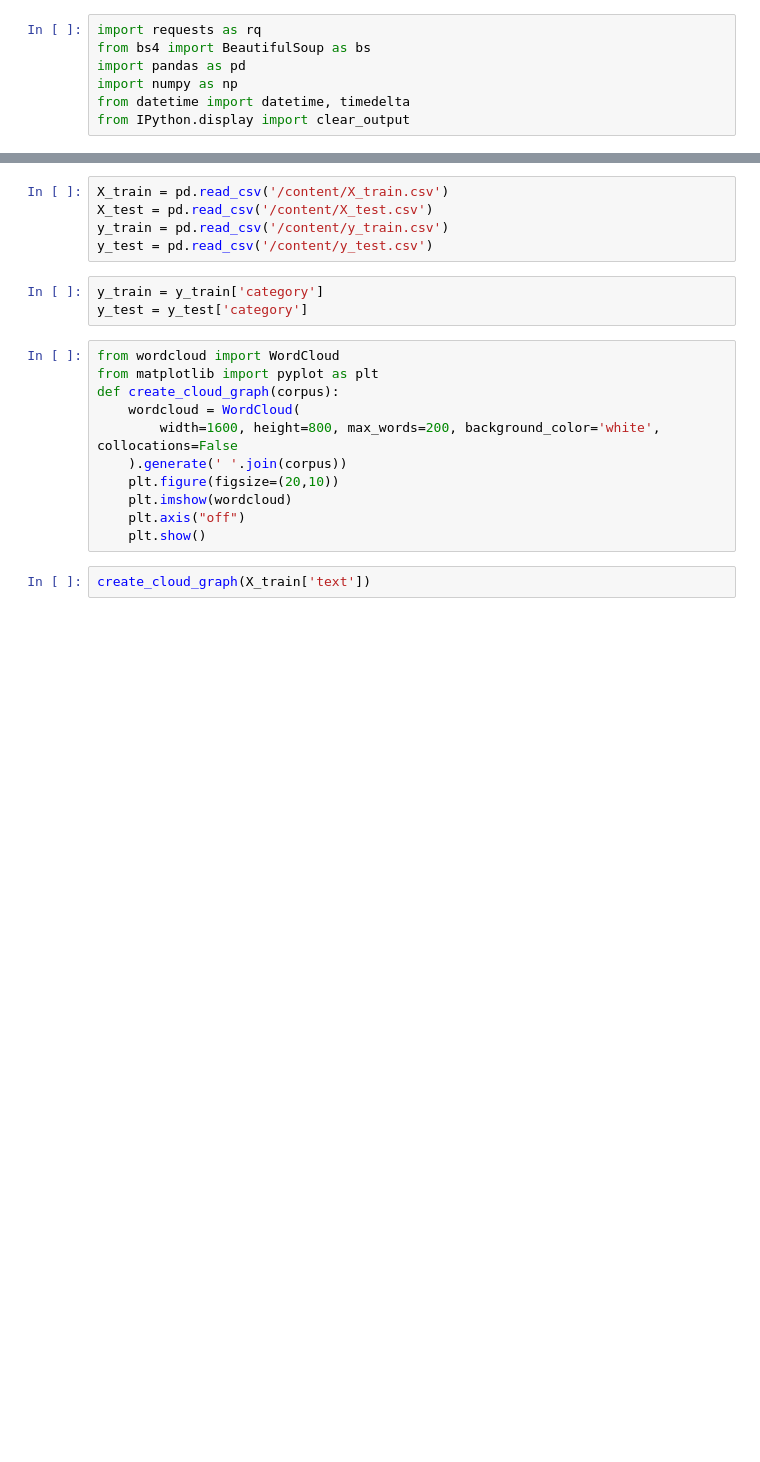
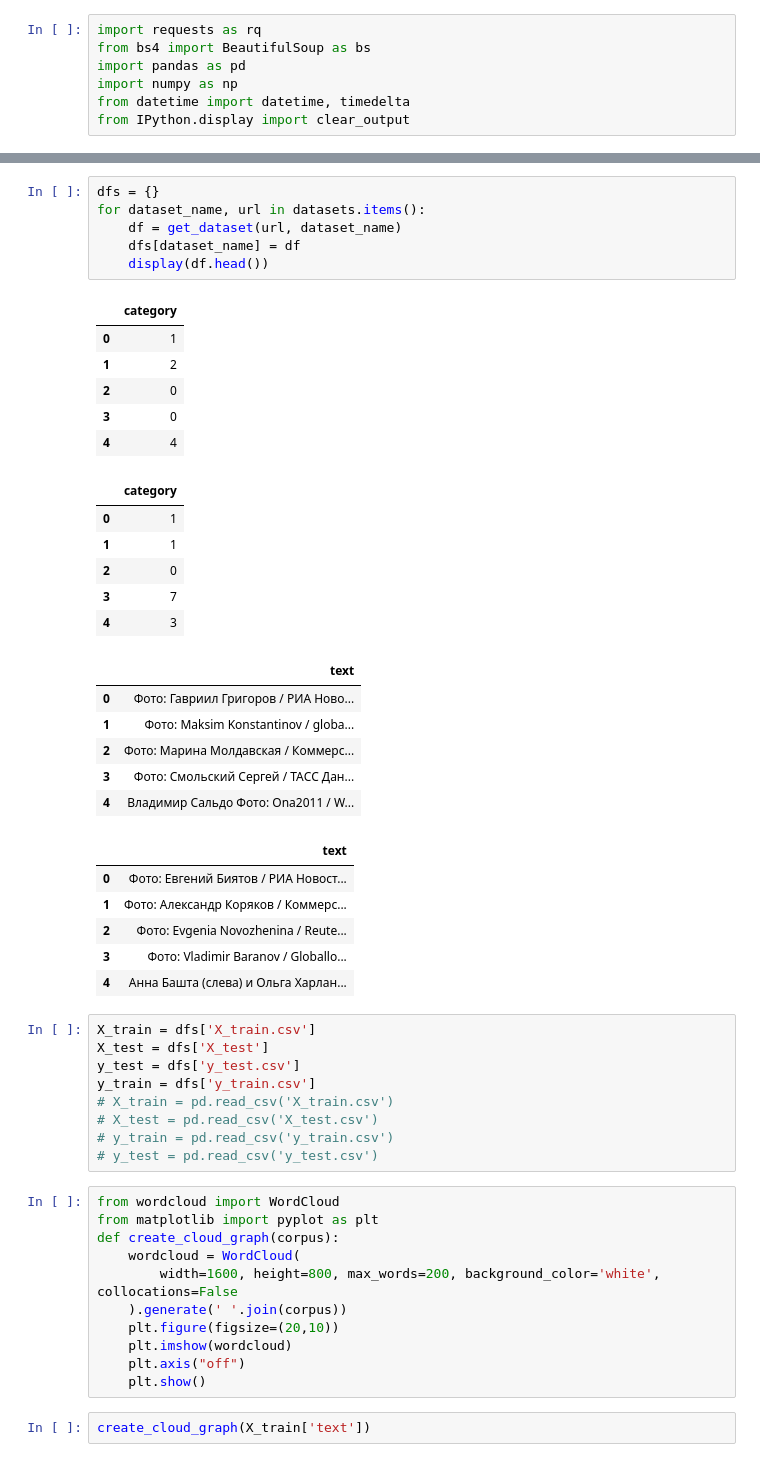
Before and after one commit to Crazy-Explorer31/News-assistant, a Jupyter notebook: ml_model.ipynb, the cells around one changed output, grey strips where cells are left out. Saved outputs shown, nothing was run; the diff lists cells and outputs as text; blank space fills up the shorter version.

```diff
--- a/ml_model.ipynb
+++ b/ml_model.ipynb
@@ -18,11 +35,43 @@ from IPython.display import clear_output
+# %%
+dfs = {}
+for dataset_name, url in datasets.items():
+    df = get_dataset(url, dataset_name)
+    dfs[dataset_name] = df
+    display(df.head())
+# %% [output]
+|  | category |
+| 0 | 1 |
+| 1 | 2 |
+| 2 | 0 |
+| 3 | 0 |
+| 4 | 4 |
+|  | category |
+| 0 | 1 |
+| 1 | 1 |
+| 2 | 0 |
+| 3 | 7 |
+| 4 | 3 |
+|  | text |
+| 0 | Фото: Гавриил Григоров / РИА Ново... |
+| 1 | Фото: Maksim Konstantinov / globa... |
+| 2 | Фото: Марина Молдавская / Коммерс... |
+| 3 | Фото: Смольский Сергей / ТАСС Дан... |
+| 4 | Владимир Сальдо Фото: Ona2011 / W... |
+|  | text |
+| 0 | Фото: Евгений Биятов / РИА Новост... |
+| 1 | Фото: Александр Коряков / Коммерс... |
+| 2 | Фото: Evgenia Novozhenina / Reute... |
+| 3 | Фото: Vladimir Baranov / Globallo... |
+| 4 | Анна Башта (слева) и Ольга Харлан... |
 # %%
-X_train = pd.read_csv('/content/X_train.csv')
-X_test = pd.read_csv('/content/X_test.csv')
-y_train = pd.read_csv('/content/y_train.csv')
-y_test = pd.read_csv('/content/y_test.csv')
+X_train = dfs['X_train.csv']
+X_test = dfs['X_test']
+y_test = dfs['y_test.csv']
+y_train = dfs['y_train.csv']
+# X_train = pd.read_csv('X_train.csv')
+# X_test = pd.read_csv('X_test.csv')
+# y_train = pd.read_csv('y_train.csv')
+# y_test = pd.read_csv('y_test.csv')
-# %%
-y_train = y_train['category']
-y_test = y_test['category']
 # %%
 from wordcloud import WordCloud
 from matplotlib import pyplot as plt
```
Also changed, not shown: parts of 31 cells of this notebook, 2 other files.
